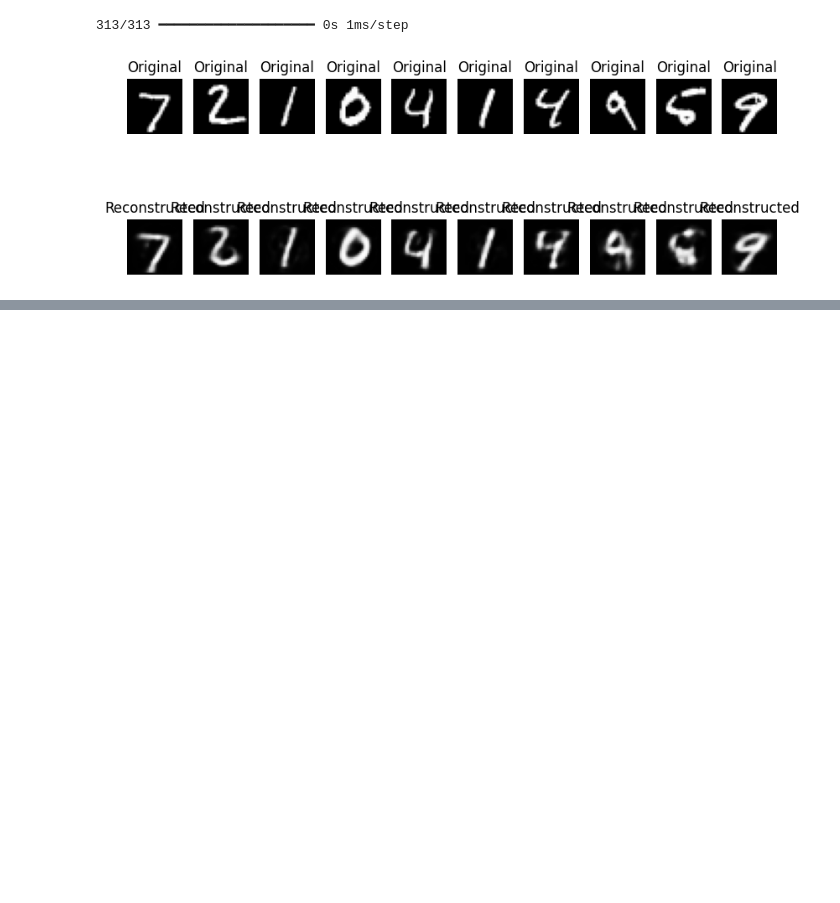
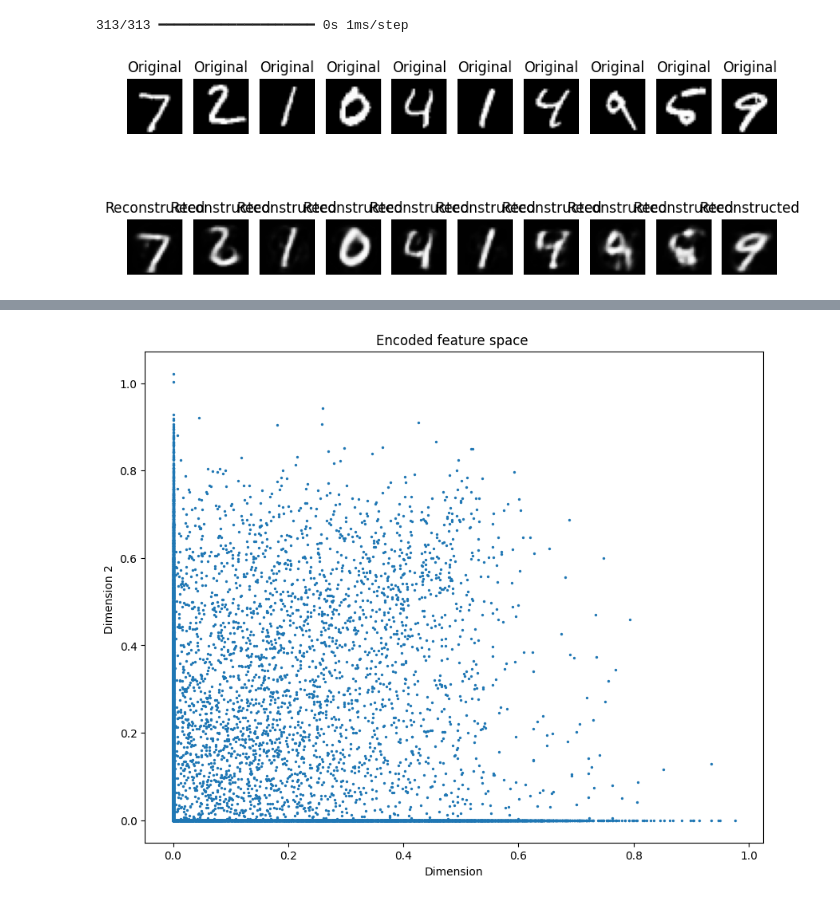
Before and after one commit to shovo896/DeepLearning2, a Jupyter notebook: sparse_encoder.ipynb, the cells around one changed output, grey strips where cells are left out. Saved outputs shown, nothing was run; the diff lists cells and outputs as text; code cells hidden in the pictures; blank space fills up the shorter version.

```diff
--- a/sparse_encoder.ipynb
+++ b/sparse_encoder.ipynb
@@ -77,3 +77,13 @@ for i in range(n):
 plt.show()
 # %% [output]
 [figure]
+# %%
+encoded_outputs=encoder.predict(x_train)
+
+plt.figure(figsize=(10,8))
+plt.scatter(encoded_outputs[:,0],encoded_outputs[:,1],s=2)
+plt.title("Encoded feature space ")
+plt.xlabel("Dimension")
+plt.ylabel("Dimension 2 ")
+plt.show()
+# %% [output]
@@ -79,0 +91 @@ plt.show()
+[figure, added]
```
Also changed, not shown: parts of 1 cell of this notebook.
